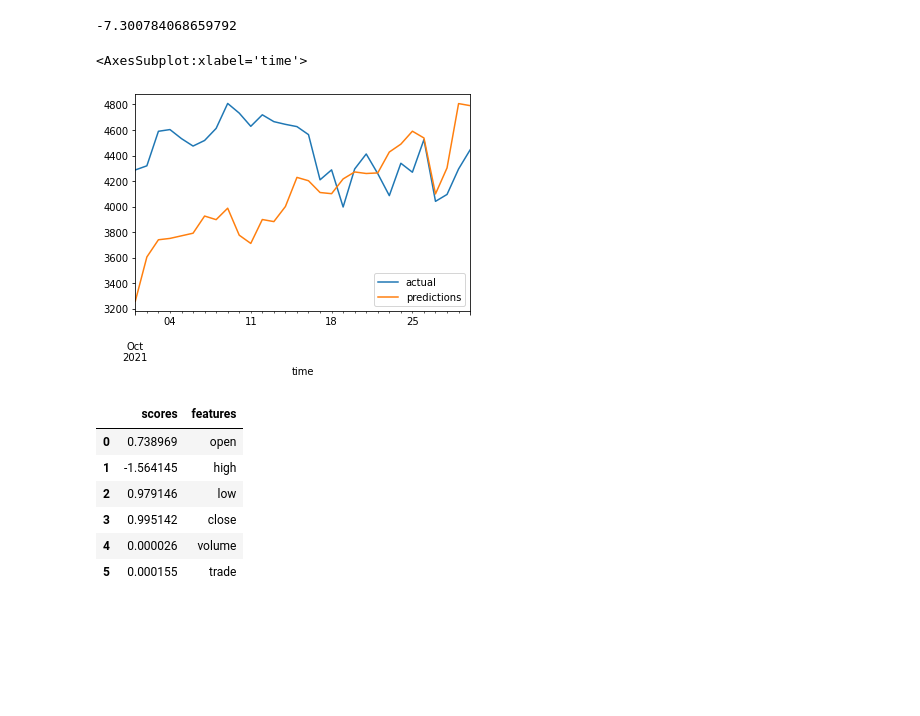
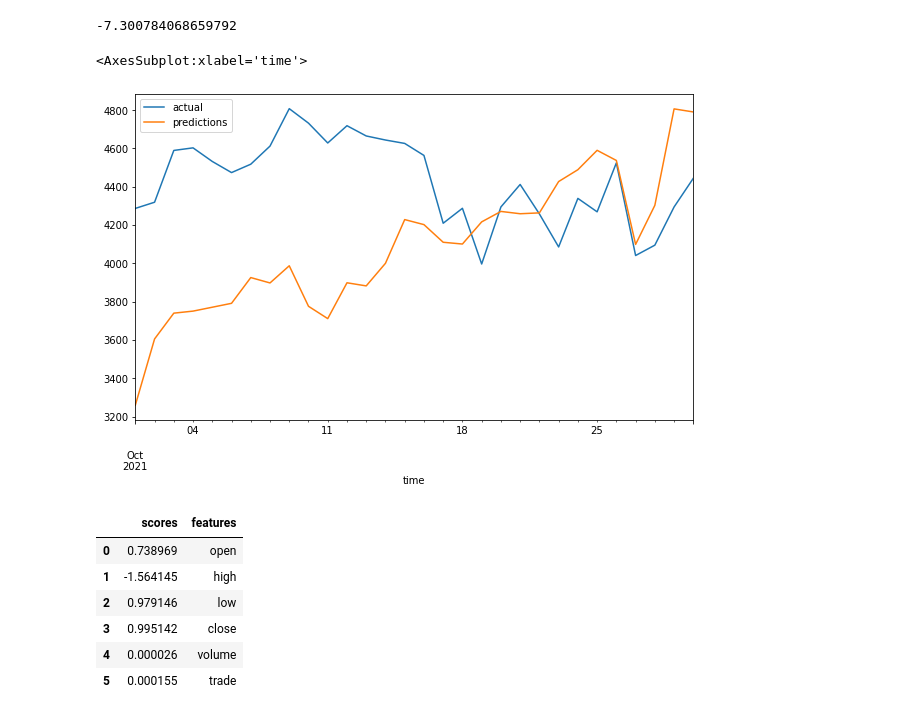
Before and after one commit to TomHOldershaw/Project4, a Jupyter notebook: 02 - Predicting the future price of ethereum - shifting the target.ipynb, the cells around one changed output. Drawn from its saved outputs; the diff is of its cells as text; code cells hidden in the pictures; blank space fills up the shorter version.

```diff
--- a/02 - Predicting the future price of ethereum - shifting the target.ipynb
+++ b/02 - Predicting the future price of ethereum - shifting the target.ipynb
@@ -331,8 +326,3 @@ time
 2021-10-29    4294.78
 2021-10-30    4444.53
 Name: prediction, dtype: float64
-# %%
-model = Lasso(normalize=True)
-
-model.fit(X_train, y_train)
-print(model.score(X_test,y_test))
@@ -435,10 +366,10 @@ print(data["difference (%)"].mean())
 -7.300784068659792
 # %%
 #plot chart
-data.plot(y=["actual", "predictions"])
+data.plot(y=["actual", "predictions"], figsize=(10,6))
 # %% [output]
 <AxesSubplot:xlabel='time'>
-[figure, old version]
+[figure, new version]
 # %%
 data = pd.DataFrame()
 data["scores"] = model.coef_
```
Also changed, not shown: parts of 13 cells of this notebook, 2 other files.
